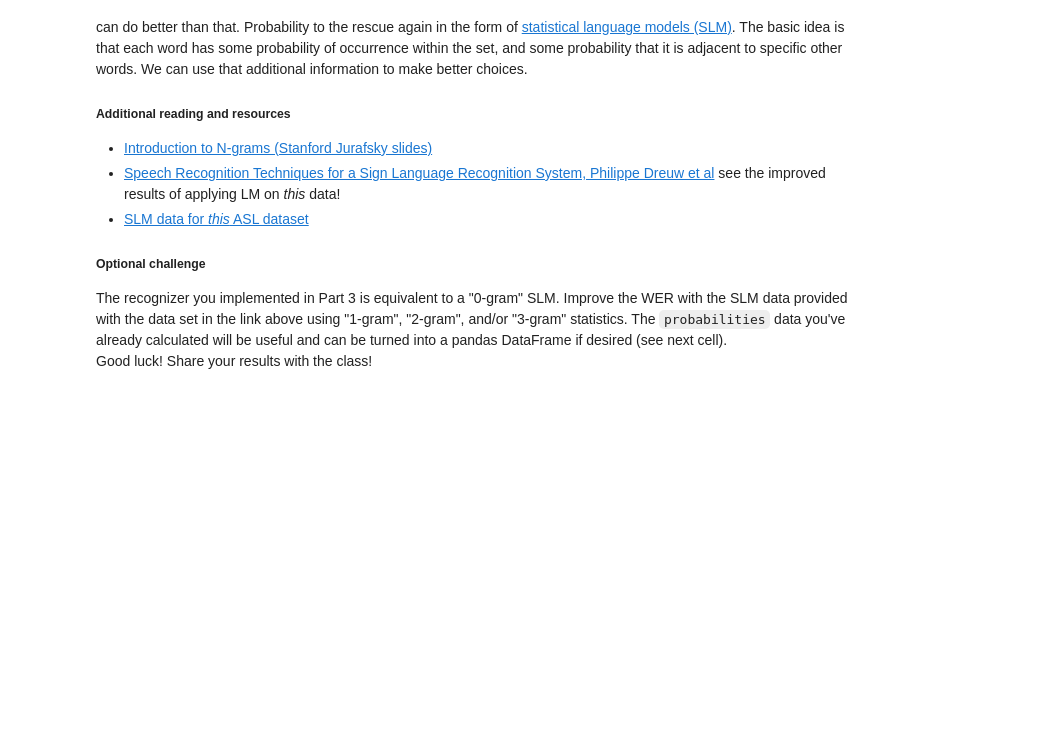
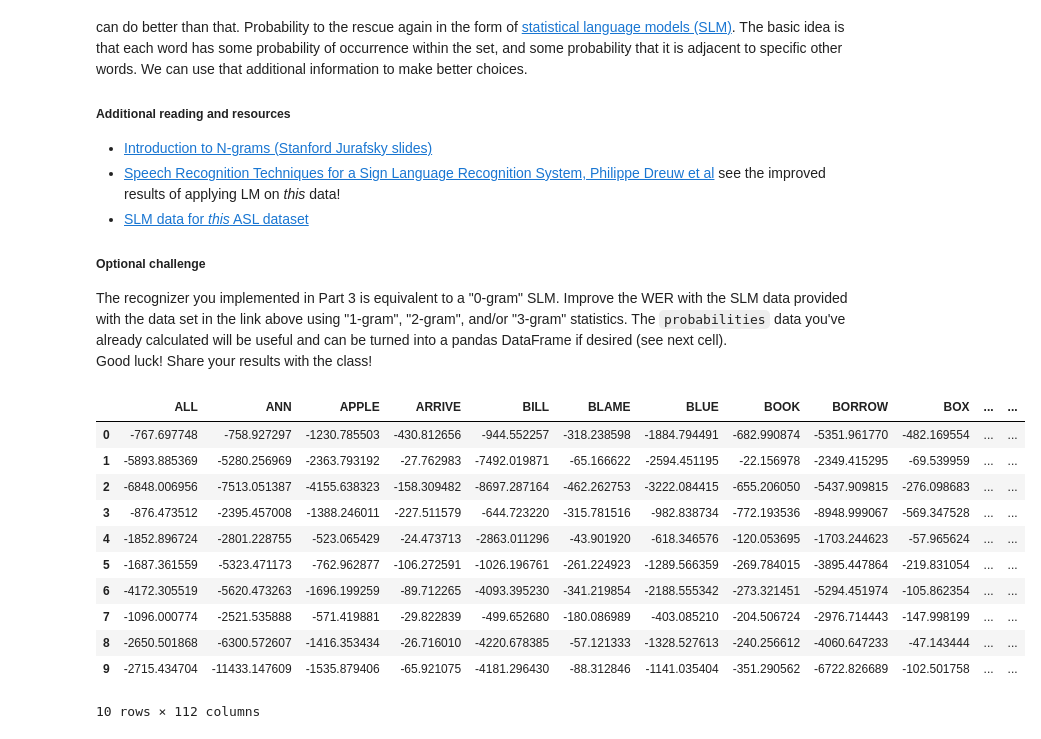
Before and after one commit to chutianwen/udacityAINano, a Jupyter notebook: AIND-Recognizer/asl_recognizer.ipynb, the cells around one changed output. Drawn from its saved outputs; the diff is of its cells as text; code cells hidden in the pictures; blank space fills up the shorter version.

```diff
--- a/AIND-Recognizer/asl_recognizer.ipynb
+++ b/AIND-Recognizer/asl_recognizer.ipynb
@@ -726,4 +733,17 @@ Good luck!  Share your results with the class!
 # %%
 # create a DataFrame of log likelihoods for the test word items
 df_probs = pd.DataFrame(data=probabilities)
-df_probs.head()
+df_probs.head(10)
+# %% [output]
+|  | ALL | ANN | APPLE | ARRIVE | BILL | BLAME | BLUE | BOOK | BORROW | BOX | ... | ... |
+| 0 | -767.697748 | -758.927297 | -1230.785503 | -430.812656 | -944.552257 | -318.238598 | -1884.794491 | -682.990874 | -5351.961770 | -482.169554 | ... | ... |
+| 1 | -5893.885369 | -5280.256969 | -2363.793192 | -27.762983 | -7492.019871 | -65.166622 | -2594.451195 | -22.156978 | -2349.415295 | -69.539959 | ... | ... |
+| 2 | -6848.006956 | -7513.051387 | -4155.638323 | -158.309482 | -8697.287164 | -462.262753 | -3222.084415 | -655.206050 | -5437.909815 | -276.098683 | ... | ... |
+| 3 | -876.473512 | -2395.457008 | -1388.246011 | -227.511579 | -644.723220 | -315.781516 | -982.838734 | -772.193536 | -8948.999067 | -569.347528 | ... | ... |
+| 4 | -1852.896724 | -2801.228755 | -523.065429 | -24.473713 | -2863.011296 | -43.901920 | -618.346576 | -120.053695 | -1703.244623 | -57.965624 | ... | ... |
+| 5 | -1687.361559 | -5323.471173 | -762.962877 | -106.272591 | -1026.196761 | -261.224923 | -1289.566359 | -269.784015 | -3895.447864 | -219.831054 | ... | ... |
+| 6 | -4172.305519 | -5620.473263 | -1696.199259 | -89.712265 | -4093.395230 | -341.219854 | -2188.555342 | -273.321451 | -5294.451974 | -105.862354 | ... | ... |
+| 7 | -1096.000774 | -2521.535888 | -571.419881 | -29.822839 | -499.652680 | -180.086989 | -403.085210 | -204.506724 | -2976.714443 | -147.998199 | ... | ... |
+| 8 | -2650.501868 | -6300.572607 | -1416.353434 | -26.716010 | -4220.678385 | -57.121333 | -1328.527613 | -240.256612 | -4060.647233 | -47.143444 | ... | ... |
+| 9 | -2715.434704 | -11433.147609 | -1535.879406 | -65.921075 | -4181.296430 | -88.312846 | -1141.035404 | -351.290562 | -6722.826689 | -102.501758 | ... | ... |
+10 rows × 112 columns
```
Also changed, not shown: parts of 2 cells of this notebook, 3 other files.
